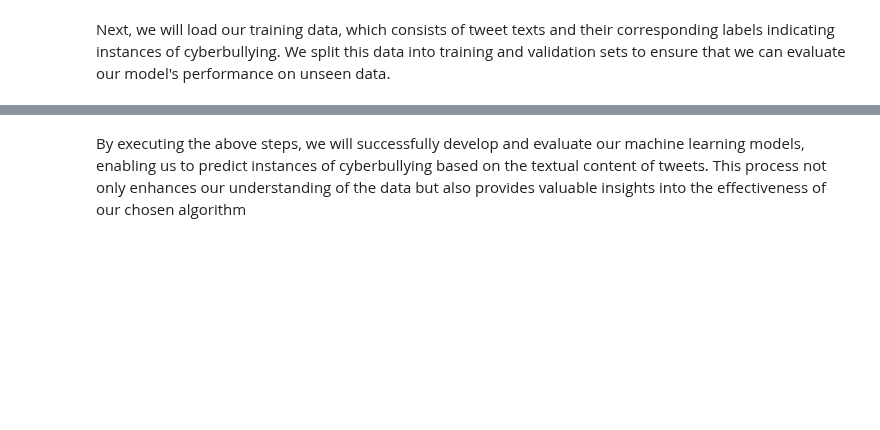
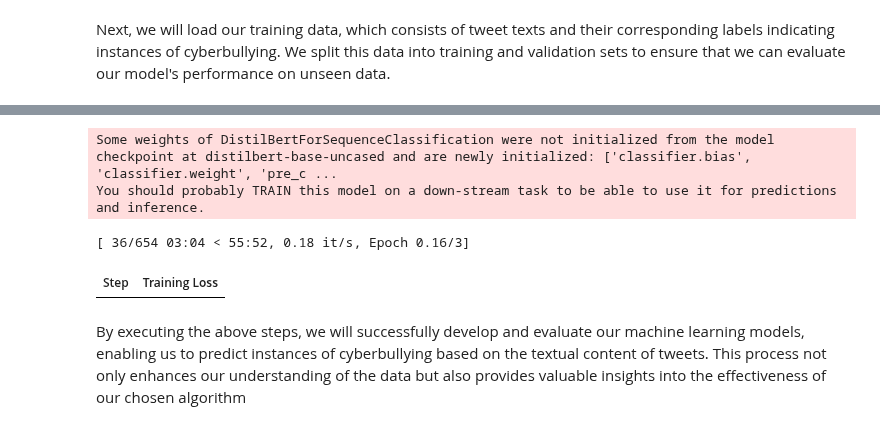
Before and after one commit to richenapedro/Data-Science-Analyst, a Jupyter notebook: Working/Misconceptions in Mathematics/script/npl-misconceptions-in-mathematics.ipynb, the cells around one changed output, grey strips where cells are left out. Saved outputs shown, nothing was run; the diff lists cells and outputs as text; code cells hidden in the pictures; blank space fills up the shorter version.

```diff
--- a/Working/Misconceptions in Mathematics/script/npl-misconceptions-in-mathematics.ipynb
+++ b/Working/Misconceptions in Mathematics/script/npl-misconceptions-in-mathematics.ipynb
@@ -342,0 +362,2 @@ To initiate our modeling process, we first load and save a pre-trained BERT toke
+# %%
+model_typ = 'distilbert' #roberta, distilbert,t5,bert
@@ -421,0 +476,56 @@ trainer.evaluate()
+# %%
+if model_typ == 'distilbert' or model_typ == 'all':
+    # Load the DistilBERT tokenizer and model from Hugging Face
+    tokenizer_distilbert = DistilBertTokenizer.from_pretrained('distilbert-base-uncased')
+    model_distilbert = DistilBertForSequenceClassification.from_pretrained('distilbert-base-uncased', num_labels=miss_df['MisconceptionId'].nunique())
+
+    # Tokenization of the data
+    train_encodings_distilbert = tokenizer_distilbert(list(X_train), truncation=True, padding=True, max_length=128)
+    val_encodings_distilbert = tokenizer_distilbert(list(X_val), truncation=True, padding=True, max_length=128)
+
+    # Create PyTorch tensors
+    class CustomDatasetDistilBERT(torch.utils.data.Dataset):
+        def __init__(self, encodings, labels):
+            self.encodings = encodings
+            self.labels = labels.to_numpy()  # Convert to NumPy array
+
+        def __getitem__(self, idx):
+            item = {key: torch.tensor(val[idx]) for key, val in self.encodings.items()}
+            item['labels'] = torch.tensor(self.labels[idx])  # Use idx directly
+            return item
+
+        def __len__(self):
+            return len(self.labels)
+
+    train_dataset_distilbert = CustomDatasetDistilBERT(train_encodings_distilbert, y_train)
+    val_dataset_distilbert = CustomDatasetDistilBERT(val_encodings_distilbert, y_val)
+
+    # Training configurations
+    training_args_distilbert = TrainingArguments(
+    output_dir='./results_distilbert',
+    per_device_train_batch_size=8,
+    per_device_eval_batch_size=8,
+    fp16=True,
+    num_train_epochs=3,
+    gradient_accumulation_steps=2,  # Para simular um tamanho de lote maior
+    logging_dir='./logs_distilbert',
+    report_to=["none"],
+    )
+
+    # Training
+    trainer_distilbert = Trainer(
+    model=model_distilbert,
+    args=training_args_distilbert,
+    train_dataset=train_dataset_distilbert,
+    eval_dataset=val_dataset_distilbert
+    )
+
+    trainer_distilbert.train()
+
+    # Evaluation
+    trainer_distilbert.evaluate()
+# %% [output]
+Some weights of DistilBertForSequenceClassification were not initialized from the model checkpoint at distilbert-base-uncased and are newly initialized: ['classifier.bias', 'classifier.weight', 'pre_c ...
+You should probably TRAIN this model on a down-stream task to be able to use it for predictions and inference.
+[ 36/654 03:04 < 55:52, 0.18 it/s, Epoch 0.16/3]
+| Step | Training Loss |
```
Also changed, not shown: parts of 21 cells of this notebook.
